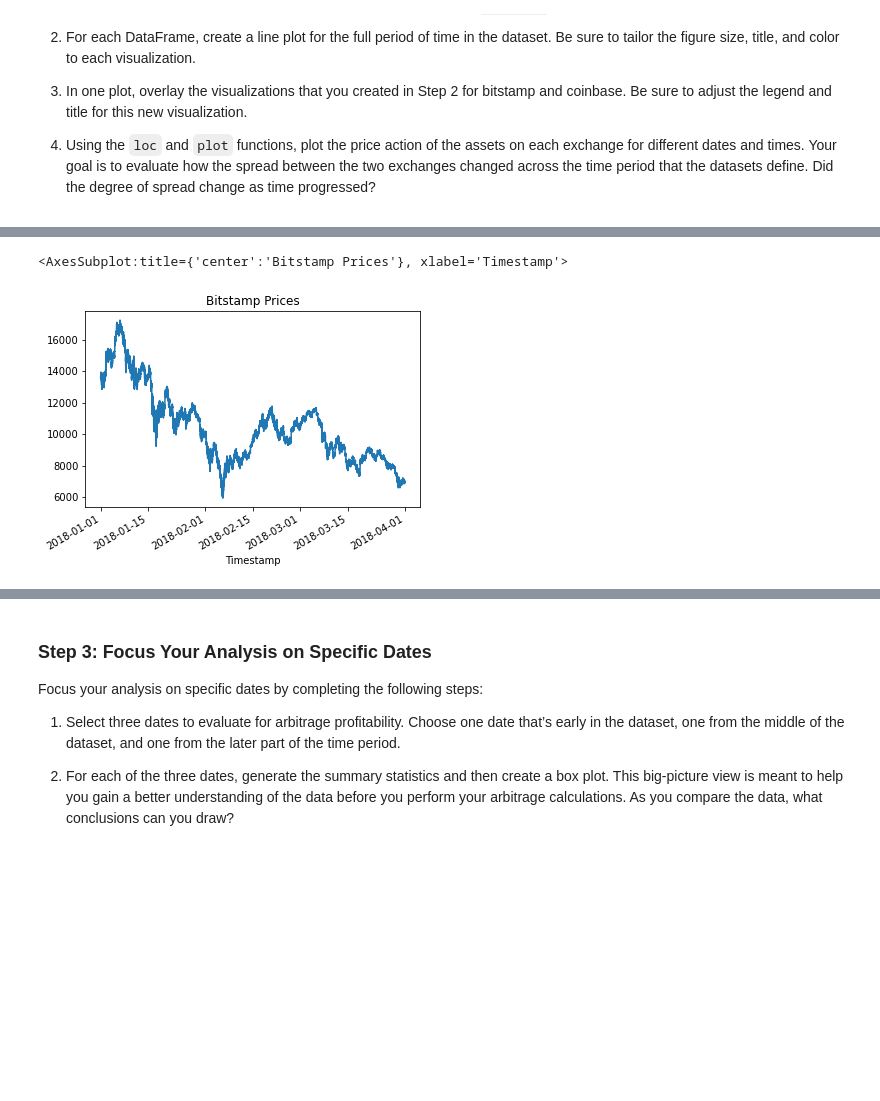
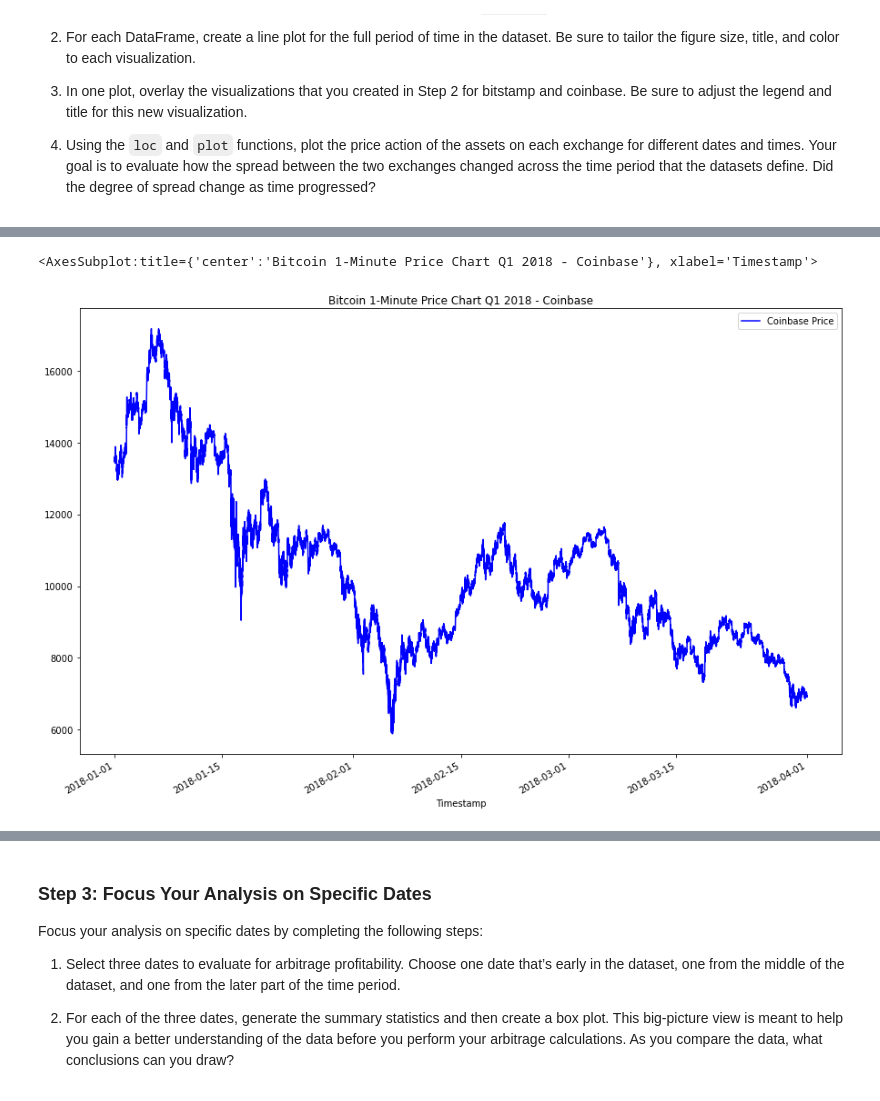
Before and after one commit to Exastorm/Crypto_Arbitrage, a Jupyter notebook: crypto_arbitrage.ipynb, the cells around one changed output, grey strips where cells are left out. Cells and saved outputs as stored; diff of their text form; code cells hidden in the pictures; blank space fills up the shorter version.

```diff
--- a/crypto_arbitrage.ipynb
+++ b/crypto_arbitrage.ipynb
@@ -343,10 +341,10 @@ Sort through the time series data associated with the bitstamp and coinbase Data
 # %%
 # Create a line plot for the coinbase DataFrame for the full length of time in the dataset
 # Be sure that the figure size, title, and color are tailored to each visualization
-# YOUR CODE HERE
+coinbase["Close"].plot(legend=True, figsize=(15, 10), color="blue", label="Coinbase Price", title="Bitcoin 1-Minute Price Chart Q1 2018 - Coinbase")
 # %% [output]
-<AxesSubplot:title={'center':'Bitstamp Prices'}, xlabel='Timestamp'>
+<AxesSubplot:title={'center':'Bitcoin 1-Minute Price Chart Q1 2018 - Coinbase'}, xlabel='Timestamp'>
-[figure, old version]
+[figure, new version]
 # %%
 # Overlay the visualizations for the bitstamp and coinbase DataFrames in one plot
 # The plot should visualize the prices over the full lenth of the dataset
```
Also changed, not shown: parts of 11 cells of this notebook.
